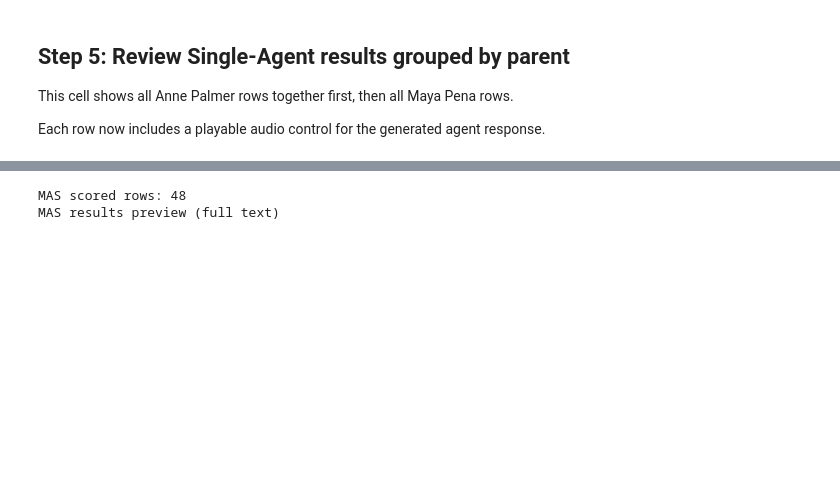
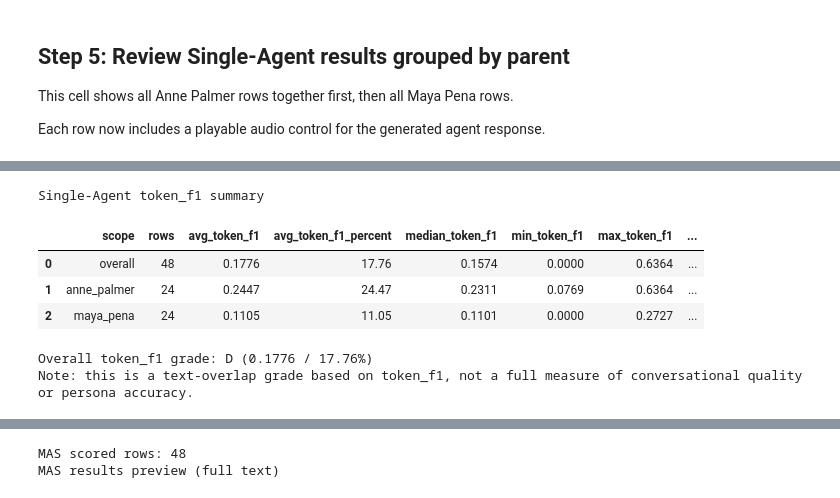
Before and after one commit to UF-College-of-Education/SPARCP-Hipergator-Notebooks, a Jupyter notebook: v2/H5_Caregiver_Test_Scenarios.ipynb, the cells around one changed output, grey strips where cells are left out. Drawn from its saved outputs; the diff is of its cells as text; code cells hidden in the pictures; blank space fills up the shorter version.

Commit message:
add scores to agent responses

```diff
--- a/v2/H5_Caregiver_Test_Scenarios.ipynb
+++ b/v2/H5_Caregiver_Test_Scenarios.ipynb
@@ -1105,6 +1152,71 @@ Maya Pena responses with audio
 | 22 | Riley is due for the HPV vaccine,... | Iâ€™m not sure she really needs t... | I guess I just want to make sure ... |  | False | 0.1818 |
 | 23 | Well, this is a vaccine that a lo... | I just donâ€™t feel very comforta... | Yeah, I know, but I've just heard... |  | False | 0.2727 |
 | 24 | Vaccines protect your child befor... | Hmmâ€¦ I guess Iâ€™ll think about... | I guess I just want to make sure ... |  | False | 0.2222 |
+# %%
+# Step 5B: Overall token_f1 grade summary for Single-Agent results
+
+if "single_results_df" not in globals():
+    raise ValueError("single_results_df was not found. Please run Step 4 first.")
+
+grade_df = single_results_df.copy()
+grade_df["token_f1"] = pd.to_numeric(grade_df["token_f1"], errors="coerce").fillna(0.0)
+grade_df["normalized_exact_match"] = grade_df["normalized_exact_match"].fillna(False).astype(bool)
+
+def token_f1_grade(score: float) -> str:
+    if score >= 0.50:
+        return "A"
+    elif score >= 0.35:
+        return "B"
+    elif score >= 0.25:
+        return "C"
+    elif score >= 0.15:
+        return "D"
+    else:
+        return "F"
+
+def summarize_scores(df: pd.DataFrame, scope_name: str) -> dict:
+    avg_f1 = float(df["token_f1"].mean()) if len(df) else 0.0
+    median_f1 = float(df["token_f1"].median()) if len(df) else 0.0
+    min_f1 = float(df["token_f1"].min()) if len(df) else 0.0
+    max_f1 = float(df["token_f1"].max()) if len(df) else 0.0
+    exact_match_rate = float(df["normalized_exact_match"].mean()) if len(df) else 0.0
+
+    return {
+        "scope": scope_name,
+        "rows": int(len(df)),
+        "avg_token_f1": round(avg_f1, 4),
+        "avg_token_f1_percent": round(avg_f1 * 100, 2),
+        "median_token_f1": round(median_f1, 4),
+        "min_token_f1": round(min_f1, 4),
+        "max_token_f1": round(max_f1, 4),
+        "exact_match_rate": round(exact_match_rate, 4),
+        "exact_match_percent": round(exact_match_rate * 100, 2),
+        "grade": token_f1_grade(avg_f1),
+    }
+
+summary_rows = [summarize_scores(grade_df, "overall")]
+
+for parent_id, parent_subset in grade_df.groupby("parent_id", dropna=False):
+    summary_rows.append(summarize_scores(parent_subset, str(parent_id)))
+
+token_f1_summary_df = pd.DataFrame(summary_rows)
+
+print("Single-Agent token_f1 summary")
+display(token_f1_summary_df)
+
+overall_avg_f1 = float(grade_df["token_f1"].mean()) if len(grade_df) else 0.0
+overall_grade = token_f1_grade(overall_avg_f1)
+
+print(f"Overall token_f1 grade: {overall_grade} ({overall_avg_f1:.4f} / {overall_avg_f1 * 100:.2f}%)")
+print("Note: this is a text-overlap grade based on token_f1, not a full measure of conversational quality or persona accuracy.")
+# %% [output]
+Single-Agent token_f1 summary
+|  | scope | rows | avg_token_f1 | avg_token_f1_percent | median_token_f1 | min_token_f1 | max_token_f1 | ... |
+| 0 | overall | 48 | 0.1776 | 17.76 | 0.1574 | 0.0000 | 0.6364 | ... |
+| 1 | anne_palmer | 24 | 0.2447 | 24.47 | 0.2311 | 0.0769 | 0.6364 | ... |
+| 2 | maya_pena | 24 | 0.1105 | 11.05 | 0.1101 | 0.0000 | 0.2727 | ... |
+Overall token_f1 grade: D (0.1776 / 17.76%)
+Note: this is a text-overlap grade based on token_f1, not a full measure of conversational quality or persona accuracy.
 # %% [markdown]
 ## Step 6: Run and review MAS tests grouped by parent
 
```
Also changed, not shown: parts of 1 cell of this notebook.
